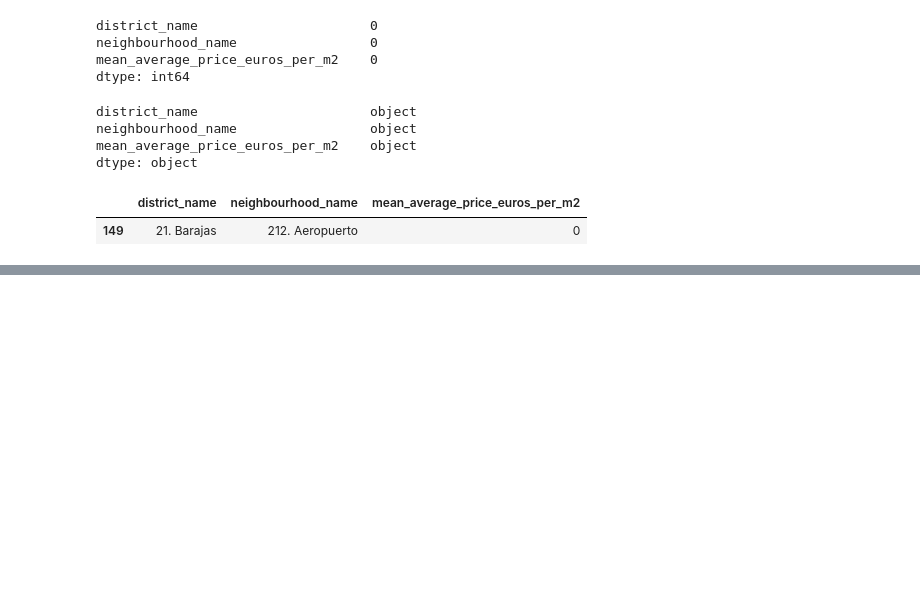
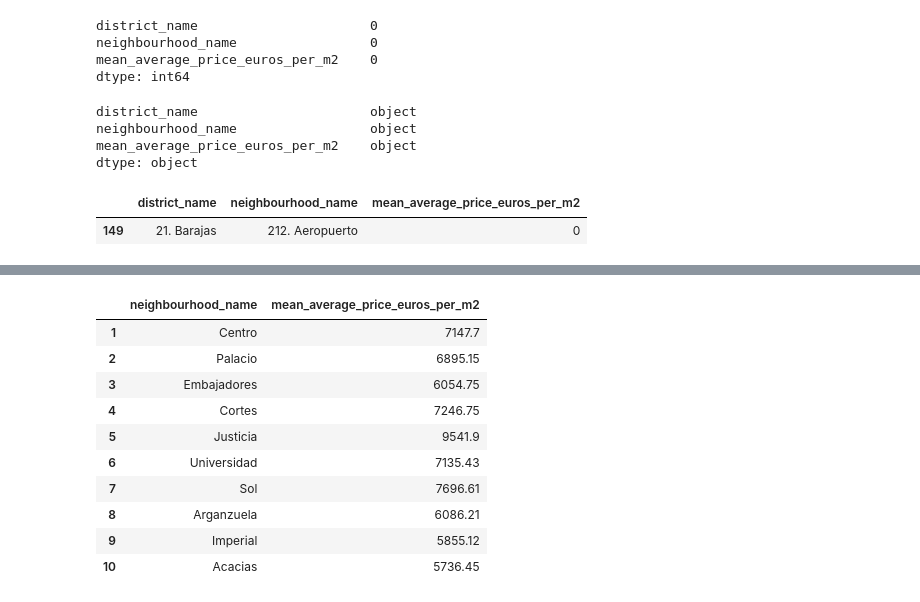
Before and after one commit to CharlieSm49/madrid-housing-ml, a Jupyter notebook: notebooks/02_cleaning_prices.ipynb, the cells around one changed output, grey strips where cells are left out. Cells and saved outputs as stored; diff of their text form; code cells hidden in the pictures; blank space fills up the shorter version.

```diff
--- a/notebooks/02_cleaning_prices.ipynb
+++ b/notebooks/02_cleaning_prices.ipynb
@@ -254,2 +251,9 @@ array(['Ciudad de Madrid', '01. Centro', '011. Palacio',
        '213. Casco Histórico de Barajas', '214. Timón', '215. Corralejos'],
       dtype=object)
+# %%
+# Format neighbourhood names to be able to create a foreign key
+av_prices_clean_2025.loc[:, "neighbourhood_name"] = (
+    av_prices_clean_2025["neighbourhood_name"]
+    .str.replace(r"^\d+\.\s*", "", regex=True)
+    .str.strip()
+)
@@ -255,0 +271,24 @@ array(['Ciudad de Madrid', '01. Centro', '011. Palacio',
+# %%
+# Format the values: remove the full stops and replace commas with decimal point
+
+av_prices_clean_2025 = av_prices_clean_2025.replace(r"\.", "", regex=True)
+av_prices_clean_2025= av_prices_clean_2025.replace(",", ".", regex=True)
+# %%
+# Create exportable DF
+average_price_2025_prepared= av_prices_clean_2025[["neighbourhood_name","mean_average_price_euros_per_m2"]]
+# %%
+# View first 10 rows
+
+average_price_2025_prepared.head(10)
+# %% [output]
+|  | neighbourhood_name | mean_average_price_euros_per_m2 |
+| 1 | Centro | 7147.7 |
+| 2 | Palacio | 6895.15 |
+| 3 | Embajadores | 6054.75 |
+| 4 | Cortes | 7246.75 |
+| 5 | Justicia | 9541.9 |
+| 6 | Universidad | 7135.43 |
+| 7 | Sol | 7696.61 |
+| 8 | Arganzuela | 6086.21 |
+| 9 | Imperial | 5855.12 |
+| 10 | Acacias | 5736.45 |
```
Also changed, not shown: parts of 30 cells of this notebook, 5 other files.
